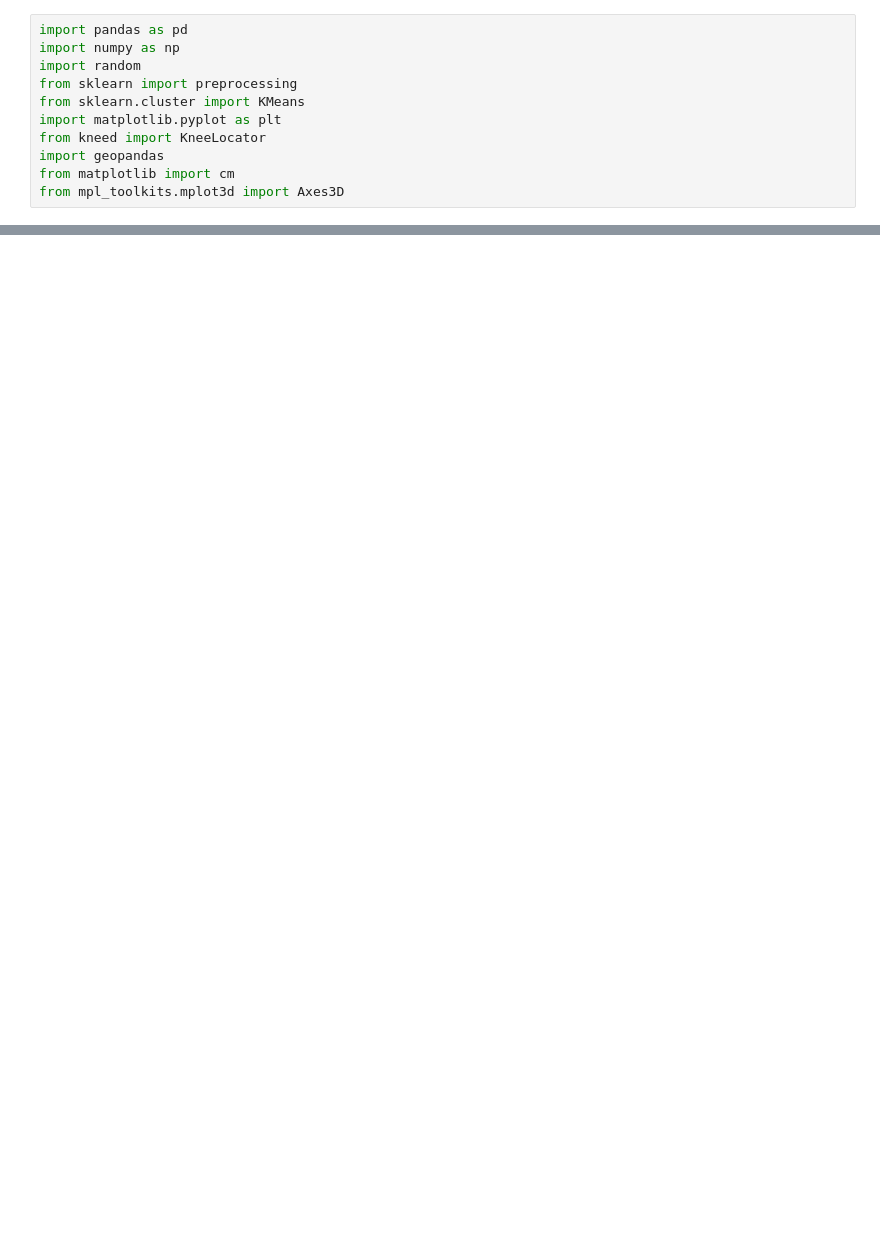
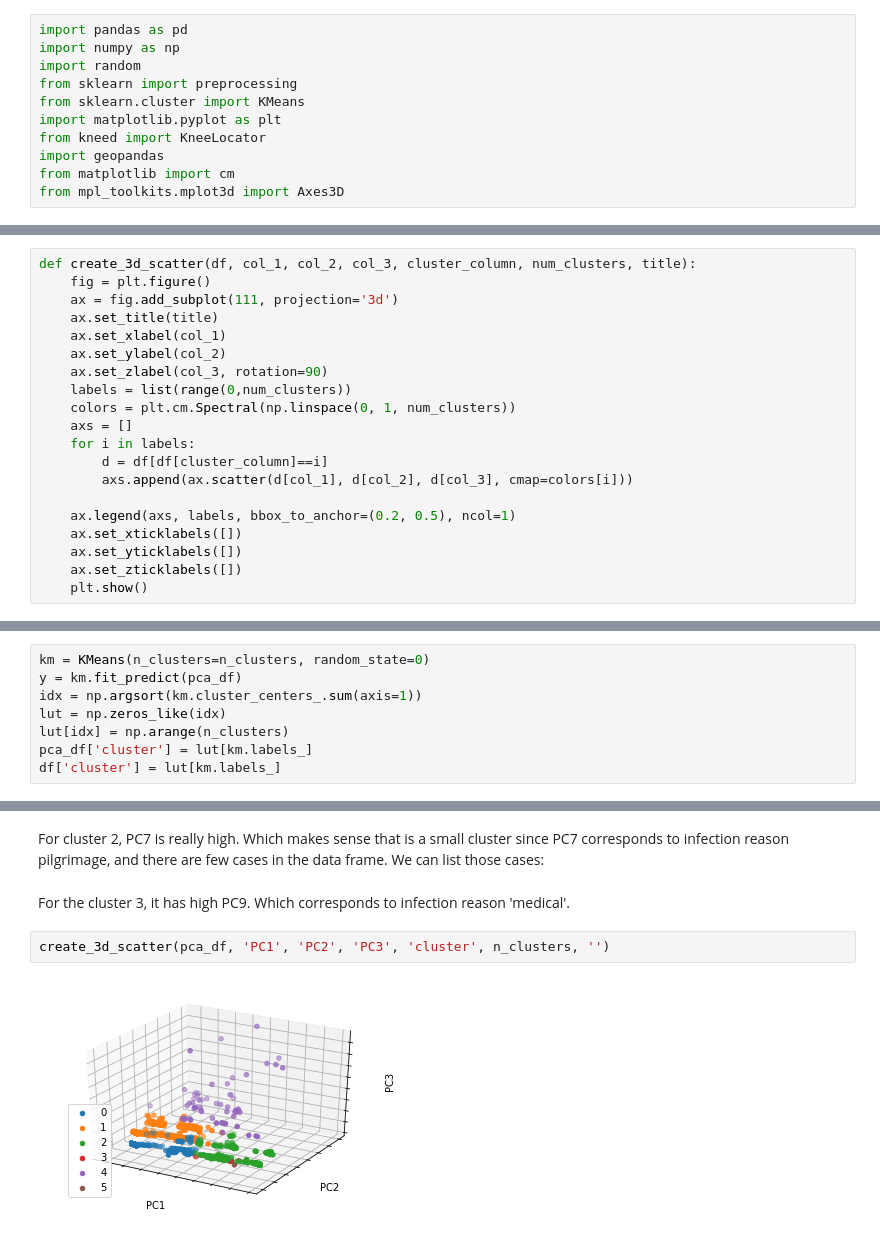
Before and after one commit to rootstrap/coronavirus-analysis, a Jupyter notebook: compare_france_south_korea.ipynb, the cells around one changed output, grey strips where cells are left out. Drawn from its saved outputs; the diff is of its cells as text; blank space fills up the shorter version.

```diff
--- a/compare_france_south_korea.ipynb
+++ b/compare_france_south_korea.ipynb
@@ -486,0 +475,20 @@ create_3d_scatter(df, 'isolated', 'group_value', 'cluster', 'cluster', n_cluster
+# %%
+def create_3d_scatter(df, col_1, col_2, col_3, cluster_column, num_clusters, title):
+    fig = plt.figure()
+    ax = fig.add_subplot(111, projection='3d')
+    ax.set_title(title)
+    ax.set_xlabel(col_1)
+    ax.set_ylabel(col_2)
+    ax.set_zlabel(col_3, rotation=90)
+    labels = list(range(0,num_clusters))
+    colors = plt.cm.Spectral(np.linspace(0, 1, num_clusters))
+    axs = []
+    for i in labels:
+        d = df[df[cluster_column]==i]
+        axs.append(ax.scatter(d[col_1], d[col_2], d[col_3], cmap=colors[i]))
+
+    ax.legend(axs, labels, bbox_to_anchor=(0.2, 0.5), ncol=1)
+    ax.set_xticklabels([])
+    ax.set_yticklabels([])
+    ax.set_zticklabels([])
+    plt.show()
@@ -486,0 +515,8 @@ create_3d_scatter(df, 'isolated', 'group_value', 'cluster', 'cluster', n_cluster
+# %%
+km = KMeans(n_clusters=n_clusters, random_state=0)
+y = km.fit_predict(pca_df)
+idx = np.argsort(km.cluster_centers_.sum(axis=1))
+lut = np.zeros_like(idx)
+lut[idx] = np.arange(n_clusters)
+pca_df['cluster'] = lut[km.labels_]
+df['cluster'] = lut[km.labels_]
@@ -486,0 +540,8 @@ create_3d_scatter(df, 'isolated', 'group_value', 'cluster', 'cluster', n_cluster
+# %% [markdown]
+For cluster 2, PC7 is really high. Which makes sense that is a small cluster since PC7 corresponds to infection reason pilgrimage, and there are few cases in the data frame. We can list those cases:
+# %% [markdown]
+For the cluster 3, it has high PC9. Which corresponds to infection reason 'medical'.
+# %%
+create_3d_scatter(pca_df, 'PC1', 'PC2', 'PC3', 'cluster', n_clusters, '')
+# %% [output]
+[figure, added]
```
Also changed, not shown: parts of 103 cells of this notebook, 1 other file.
